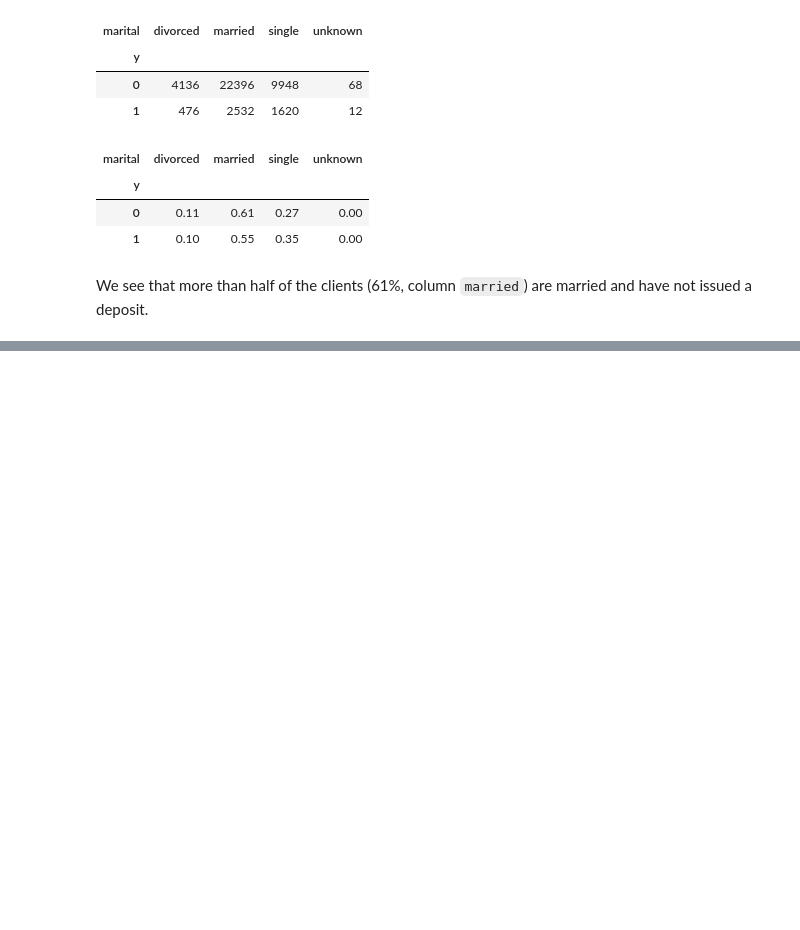
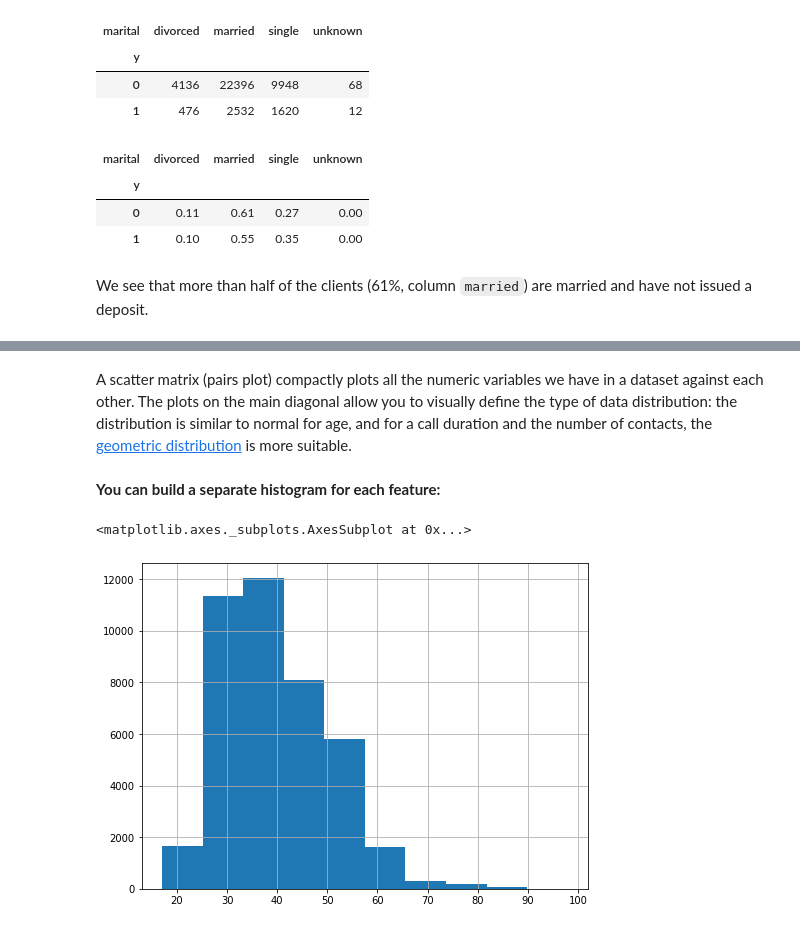
Before and after one commit to luis-fnogueira/exploratory-baking, a Jupyter notebook: banking_cognitive_class.ipynb, the cells around one changed output, grey strips where cells are left out. Saved outputs shown, nothing was run; the diff lists cells and outputs as text; code cells hidden in the pictures; blank space fills up the shorter version.

```diff
--- a/banking_cognitive_class.ipynb
+++ b/banking_cognitive_class.ipynb
@@ -321,0 +363,10 @@ We see that more than half of the clients (61%, column `married`) are married an
+# %% [markdown]
+A scatter matrix (pairs plot) compactly plots all the numeric variables we have in a dataset against each other.
+The plots on the main diagonal allow you to visually define the type of data distribution: the distribution is similar to normal for age, and for a call duration and the number of contacts, the [geometric distribution](https://en.wikipedia.org/wiki/geometric_distribution?utm_medium=Exinfluencer\&utm_source=Exinfluencer\&utm_content=000026UJ\&utm_term=10006555\&utm_id=NA-SkillsNetwork-Channel-SkillsNetworkQuickLabsEDA_Pandas_Banking_L126457256-2021-01-01) is more suitable.
+# %% [markdown]
+**You can build a separate histogram for each feature:**
+# %%
+df["age"].hist()
+# %% [output]
+<matplotlib.axes._subplots.AxesSubplot at 0x...>
+[figure, added]
```
Also changed, not shown: parts of 11 cells of this notebook.
